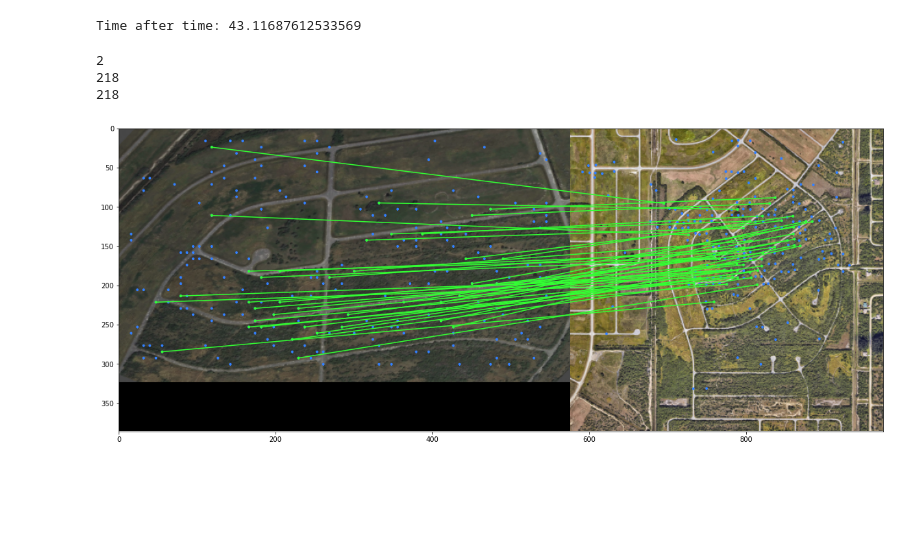
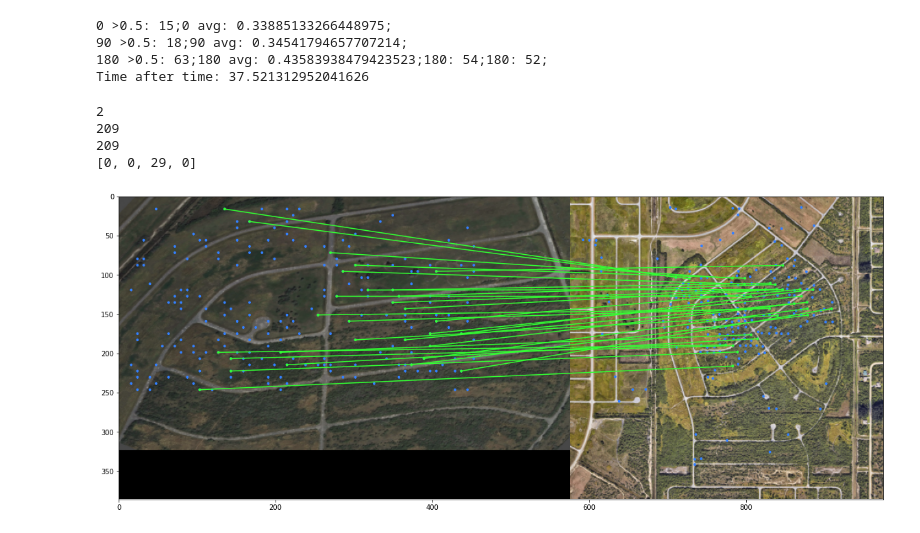
Before and after one commit to L42ARO/NSL_ComputerVisionStuff, a Jupyter notebook: Code/img_rectification_stuff/kornia_wLoopTest.ipynb, the cells around one changed output. Saved outputs shown, nothing was run; the diff lists cells and outputs as text; code cells hidden in the pictures; blank space fills up the shorter version.

```diff
--- a/Code/img_rectification_stuff/kornia_wLoopTest.ipynb
+++ b/Code/img_rectification_stuff/kornia_wLoopTest.ipynb
@@ -53,6 +67,7 @@ import torch
 from kornia_moons.feature import *
 from ipywidgets import FloatProgress
 import time
+import imutils
 
 def resize(scale,img):
     scale_percent = scale  # percent of original size
@@ -64,28 +79,22 @@ def resize(scale,img):
 
 def load_torch_image(fname,s, rot=0):
     img= cv2.imread(fname)
-    if rot==90:
-        img=img
-    if rot==90:
-        img=cv2.rotate(img,cv2.cv2.ROTATE_90_CLOCKWISE)
-    elif rot==180:
-        img=cv2.rotate(img,cv2.cv2.ROTATE_180)
-    elif rot==270 or rot==-90:
-        img=cv2.rotate(img,cv2.cv2.ROTATE_90_COUNTERCLOCKWISE)
+    if rot!=0:
+        img = imutils.rotate_bound(img, rot)
     img=resize(s,img)
     img = K.image_to_tensor(img, False).float() /255.
     img = K.color.bgr_to_rgb(img)
     return img
 # %%
 start=time.time()
-fname1 = '../../Data/3D_sim_tests/newLS_drone_3Drot1_180_highQ.png'#"../../Data/Template_imgs/Sub_Scale_Launch_full.jpg"
+fname1 = '../../Data/3D_sim_tests/newLS_drone_3Drot1_180_highQ.png'#NewLSTemplates/newLS_drone_2_lowQ.jpg
 fname2 = '../../Data/NewLSTemplates/newLS_sat_4-4_highQ.png'#'rectified.jpg'
 acc=[0,0,0,0]
 true_inliers=[]
 f_mkpoints=[]
 for t in range(4):
 
-    img1 = load_torch_image(fname1,30,0+90*t)
+    img1 = load_torch_image(fname1,25,0+90*t)
     img2 = load_torch_image(fname2,30)
 
 
@@ -96,12 +105,22 @@ for t in range(4):
 
     with torch.no_grad():
         correspondences = matcher(input_dict)
+    print(f"{t*90} >0.5: {torch.count_nonzero(correspondences['confidence']>0.5)};", end='')
+    print(f"{t*90} avg: {torch.mean(correspondences['confidence'])};", end='')
+    if(torch.mean(correspondences['confidence'])<0.35):
+        true_inliers.append([])
+        f_mkpoints.append([])
+        print()
+        continue
+
     mkpts0 = correspondences['keypoints0'].cpu().numpy()
     mkpts1 = correspondences['keypoints1'].cpu().numpy()
     f_mkpoints.append([mkpts0, mkpts1])
     H1, inliers1 = cv2.findFundamentalMat(mkpts0, mkpts1, cv2.USAC_MAGSAC, 0.5, 0.9999, 100000)
     inliers1 = inliers1 > 0
     H2, inliers2 = pydegensac.findFundamentalMatrix(mkpts0, mkpts1, 0.5)
+    print(f'{t*90}: {np.count_nonzero(inliers1 == True)};', end='')
+    print(f'{t*90}: {np.count_nonzero(inliers2 == True)};')
     inliers_i= []
     for i,k in enumerate(inliers1):
         if(k[0]==True and inliers2[i]==True):
@@ -110,44 +129,46 @@ for t in range(4):
         else:
             inliers_i.append(False)
     true_inliers.append(inliers_i)
-    if acc[t]<10:
-        acc[t]=0
-        continue
-    elif acc[t]>30:
+    if acc[t]>20:
         break
 
 f=acc.index(max(acc))
 n_img1 = load_torch_image(fname1,30,0+90*f)
 inliers=np.array(true_inliers[f])
-n_mkpts0=f_mkpoints[f][0]
-n_mkpts1=f_mkpoints[f][1]
+n_mkpts0=np.array(f_mkpoints[f][0])
+n_mkpts1=np.array(f_mkpoints[f][1])
 end=time.time()
 print(f'Time after time: {end-start}')
 # %% [output]
-Time after time: 43.11687612533569
+0 >0.5: 15;0 avg: 0.33885133266448975;
+90 >0.5: 18;90 avg: 0.34541794657707214;
+180 >0.5: 63;180 avg: 0.43583938479423523;180: 54;180: 52;
+Time after time: 37.521312952041626
 # %%
 print(f)
-print(len(mkpts1))
+print(len(n_mkpts1))
 print(len(inliers))
+print(acc)
 # %% [output]
 2
-218
-218
+209
+209
+[0, 0, 29, 0]
 # %%
 draw_LAF_matches(
     KF.laf_from_center_scale_ori(torch.from_numpy(n_mkpts0).view(1,-1, 2),
                                 torch.ones(n_mkpts0.shape[0]).view(1,-1, 1, 1),
                                 torch.ones(n_mkpts0.shape[0]).view(1,-1, 1)),
 
-    KF.laf_from_center_scale_ori(torch.from_numpy(mkpts1).view(1,-1, 2),
+    KF.laf_from_center_scale_ori(torch.from_numpy(n_mkpts1).view(1,-1, 2),
                                 torch.ones(n_mkpts1.shape[0]).view(1,-1, 1, 1),
                                 torch.ones(n_mkpts1.shape[0]).view(1,-1, 1)),
     torch.arange(n_mkpts0.shape[0]).view(-1,1).repeat(1,2),
     K.tensor_to_image(n_img1),
     K.tensor_to_image(img2),
     inliers,
     draw_dict={'inlier_color': (0.2, 1, 0.2),
                'tentative_color': None,
                'feature_color': (0.2, 0.5, 1), 'vertical': False})
 # %% [output]
-[figure, old version]
+[figure, new version]
```
Also changed, not shown: parts of 3 cells of this notebook, 1 other file.
